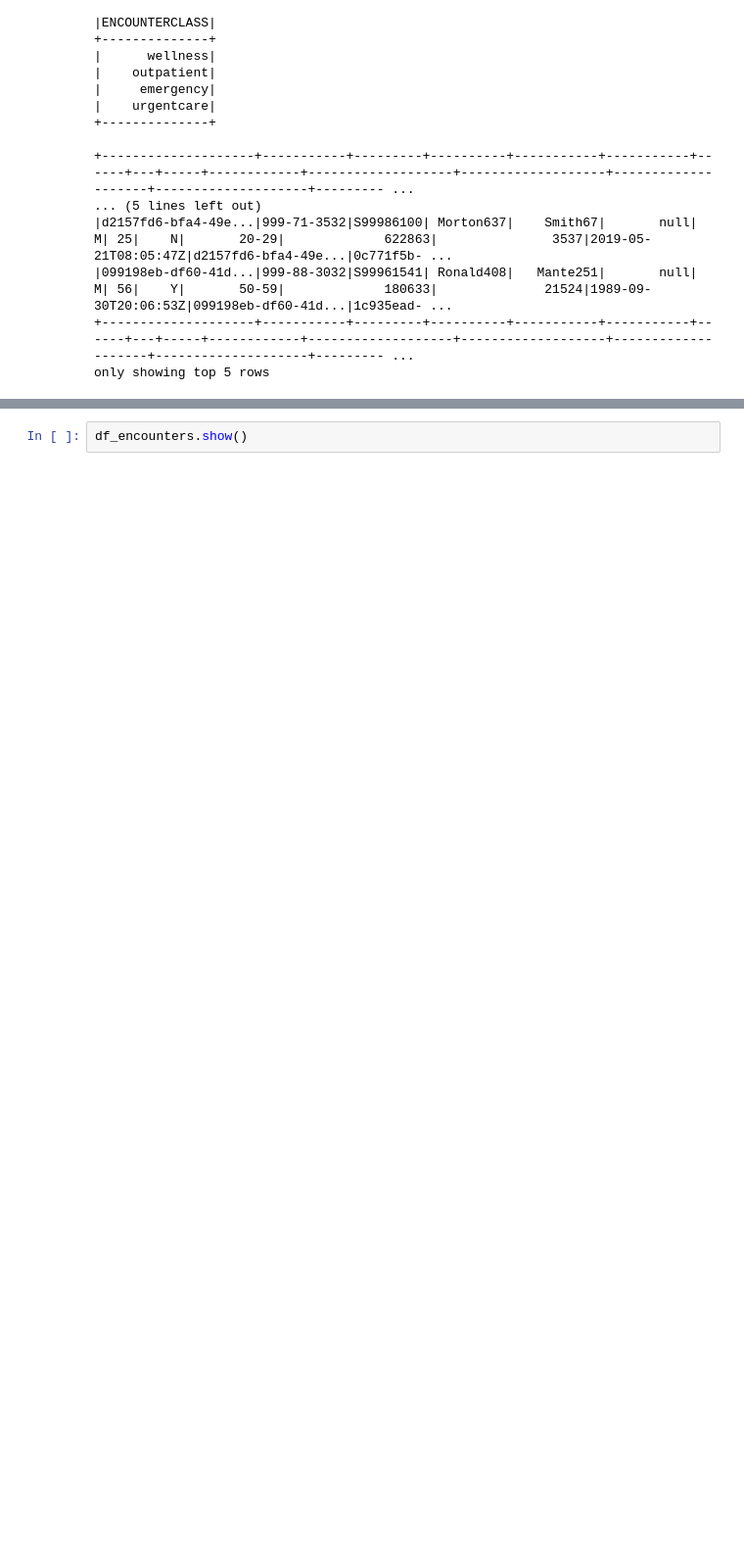
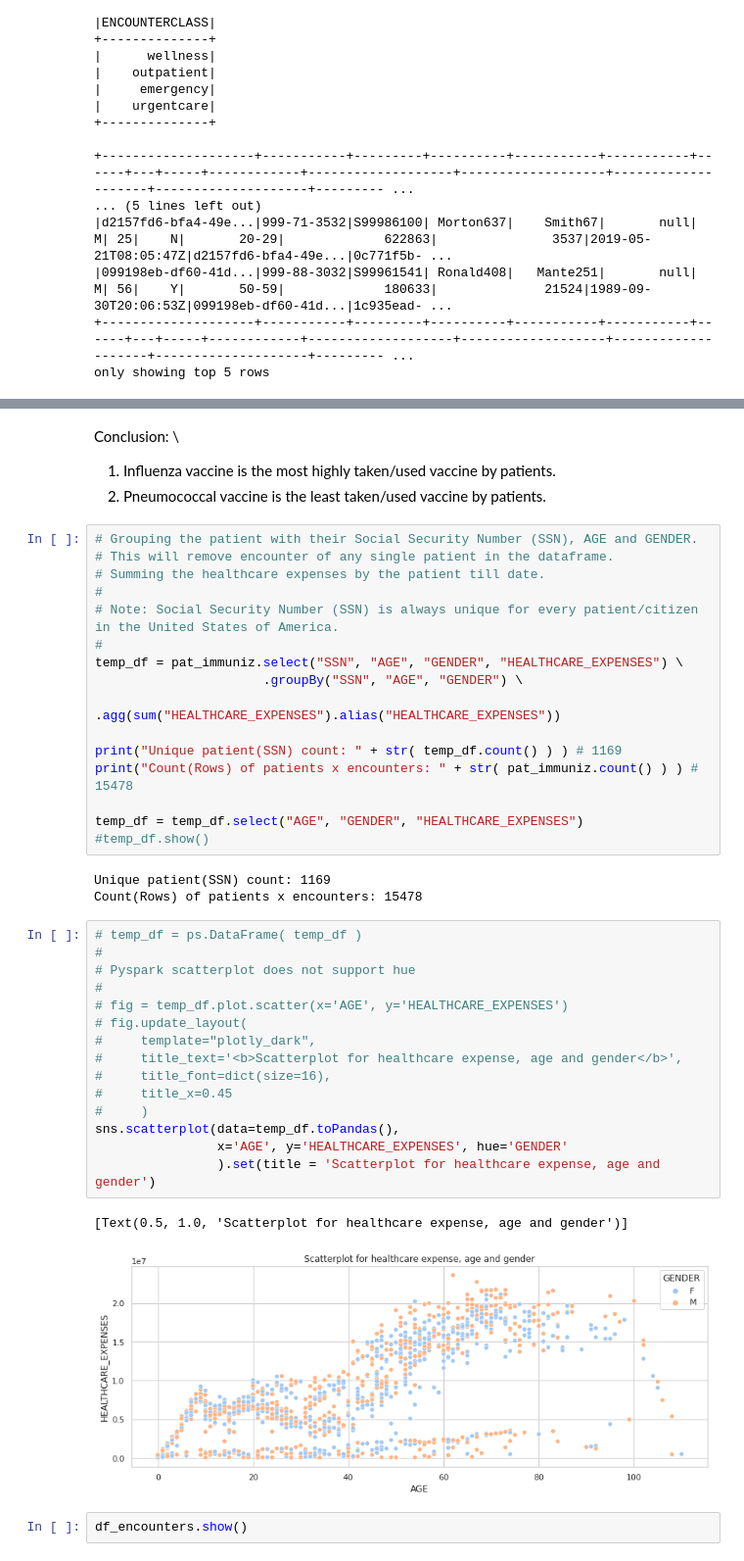
Before and after one commit to sunil-karki/EHR, a Jupyter notebook: WRL_EHR_1.ipynb, the cells around one changed output, grey strips where cells are left out. Shown at 98% size. Saved outputs shown, nothing was run; the diff lists cells and outputs as text; blank space fills up the shorter version.

Commit message:
Analysis on immunization dataframe

```diff
--- a/WRL_EHR_1.ipynb
+++ b/WRL_EHR_1.ipynb
@@ -993,3 +1032,44 @@ only showing top 5 rows
+# %% [markdown]
+Conclusion: \
+1. Influenza vaccine is the most highly taken/used vaccine by patients.
+2. Pneumococcal vaccine is the least taken/used vaccine by patients.
+# %%
+# Grouping the patient with their Social Security Number (SSN), AGE and GENDER.
+# This will remove encounter of any single patient in the dataframe.
+# Summing the healthcare expenses by the patient till date.
+#
+# Note: Social Security Number (SSN) is always unique for every patient/citizen in the United States of America.
+#
+temp_df = pat_immuniz.select("SSN", "AGE", "GENDER", "HEALTHCARE_EXPENSES") \
+                      .groupBy("SSN", "AGE", "GENDER") \
+                      .agg(sum("HEALTHCARE_EXPENSES").alias("HEALTHCARE_EXPENSES"))
+
+print("Unique patient(SSN) count: " + str( temp_df.count() ) ) # 1169
+print("Count(Rows) of patients x encounters: " + str( pat_immuniz.count() ) ) # 15478
+
+temp_df = temp_df.select("AGE", "GENDER", "HEALTHCARE_EXPENSES")
+#temp_df.show()
+# %% [output]
+Unique patient(SSN) count: 1169
+Count(Rows) of patients x encounters: 15478
+# %%
+# temp_df = ps.DataFrame( temp_df )
+#
+# Pyspark scatterplot does not support hue
+#
+# fig = temp_df.plot.scatter(x='AGE', y='HEALTHCARE_EXPENSES')
+# fig.update_layout(
+#     template="plotly_dark",
+#     title_text='<b>Scatterplot for healthcare expense, age and gender</b>',
+#     title_font=dict(size=16),
+#     title_x=0.45
+#     )
+sns.scatterplot(data=temp_df.toPandas(),
+                x='AGE', y='HEALTHCARE_EXPENSES', hue='GENDER'
+                ).set(title = 'Scatterplot for healthcare expense, age and gender')
+# %% [output]
+[Text(0.5, 1.0, 'Scatterplot for healthcare expense, age and gender')]
+[figure, added]
 # %%
 df_encounters.show()
 # %% [output]
```
Also changed, not shown: parts of 9 cells of this notebook.
